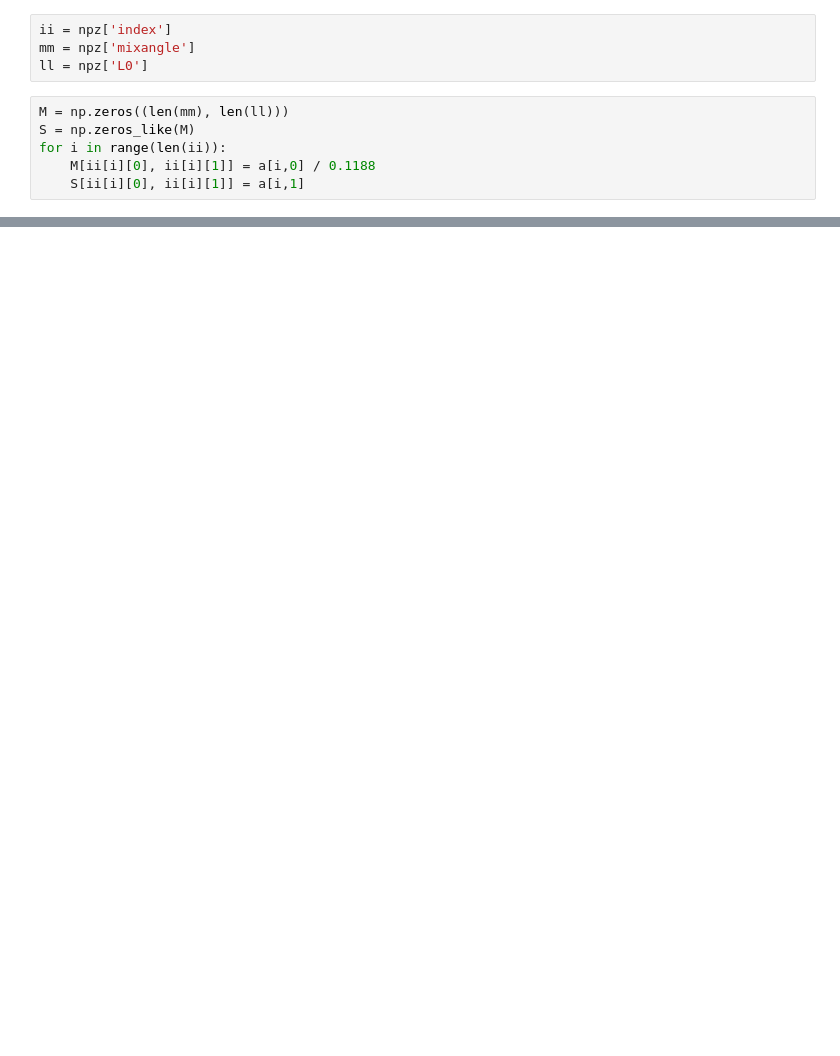
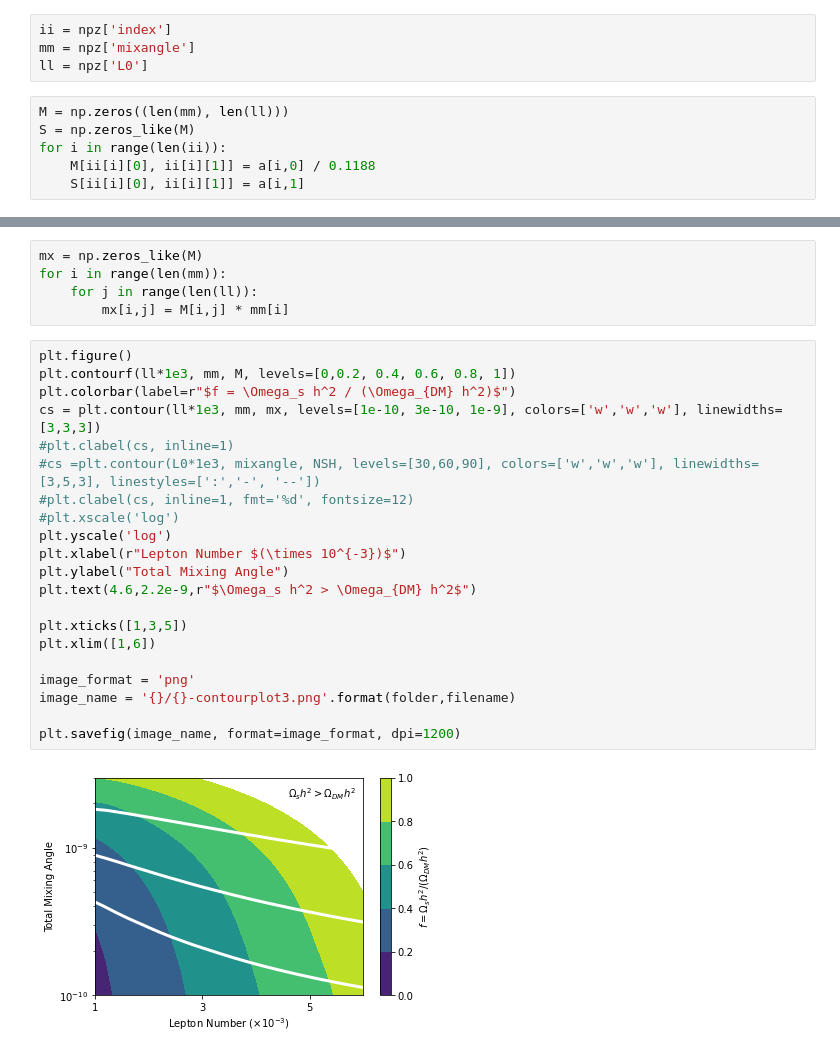
Before and after one commit to nuLABatUSD/dm_sterile_production, a Jupyter notebook: MakePlotsApril.ipynb, the cells around one changed output, grey strips where cells are left out. Saved outputs shown, nothing was run; the diff lists cells and outputs as text; blank space fills up the shorter version.

```diff
--- a/MakePlotsApril.ipynb
+++ b/MakePlotsApril.ipynb
@@ -73,0 +111,28 @@ plt.savefig(image_name, format=image_format, dpi=1200)
+# %%
+mx = np.zeros_like(M)
+for i in range(len(mm)):
+    for j in range(len(ll)):
+        mx[i,j] = M[i,j] * mm[i]
+# %%
+plt.figure()
+plt.contourf(ll*1e3, mm, M, levels=[0,0.2, 0.4, 0.6, 0.8, 1])
+plt.colorbar(label=r"$f = \Omega_s h^2 / (\Omega_{DM} h^2)$")
+cs = plt.contour(ll*1e3, mm, mx, levels=[1e-10, 3e-10, 1e-9], colors=['w','w','w'], linewidths=[3,3,3])
+#plt.clabel(cs, inline=1)
+#cs =plt.contour(L0*1e3, mixangle, NSH, levels=[30,60,90], colors=['w','w','w'], linewidths=[3,5,3], linestyles=[':','-', '--'])
+#plt.clabel(cs, inline=1, fmt='%d', fontsize=12)
+#plt.xscale('log')
+plt.yscale('log')
+plt.xlabel(r"Lepton Number $(\times 10^{-3})$")
+plt.ylabel("Total Mixing Angle")
+plt.text(4.6,2.2e-9,r"$\Omega_s h^2 > \Omega_{DM} h^2$")
+
+plt.xticks([1,3,5])
+plt.xlim([1,6])
+
+image_format = 'png'
+image_name = '{}/{}-contourplot3.png'.format(folder,filename)
+
+plt.savefig(image_name, format=image_format, dpi=1200)
+# %% [output]
+[figure, added]
```
Also changed, not shown: parts of 7 cells of this notebook, 3 other files.
